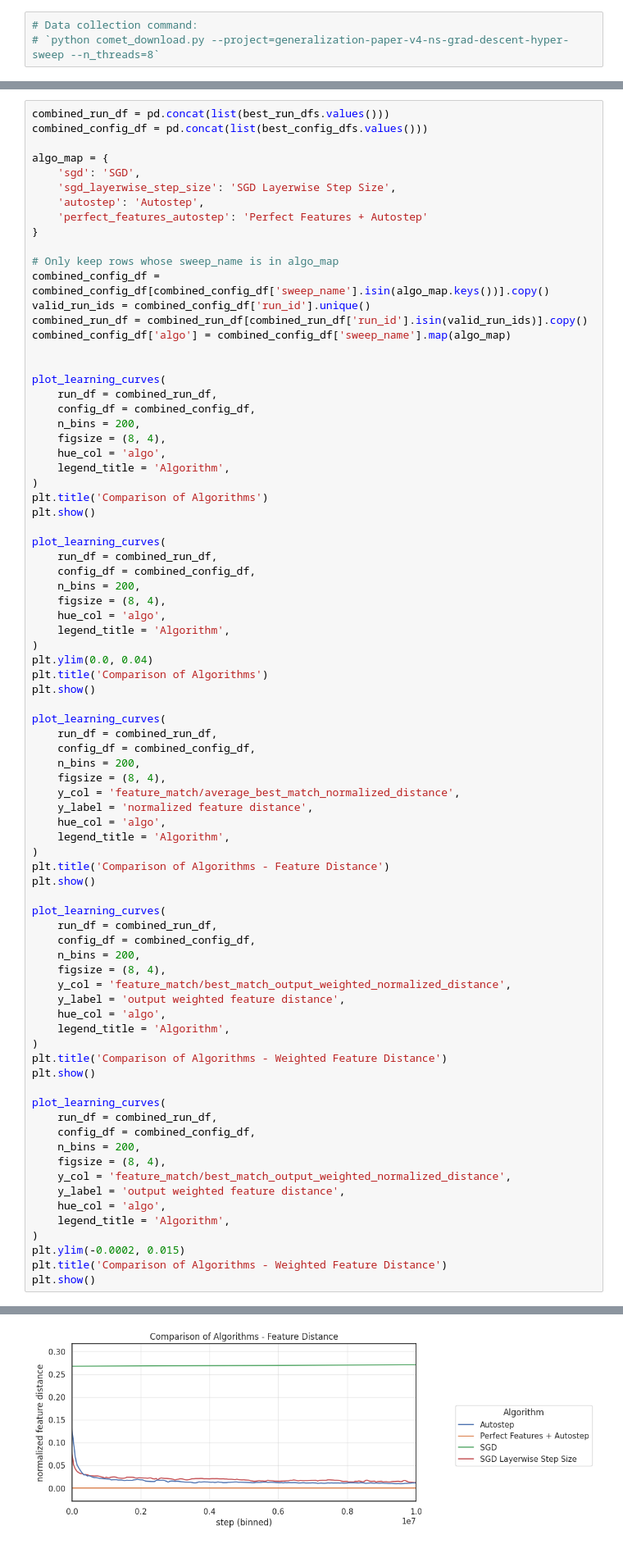
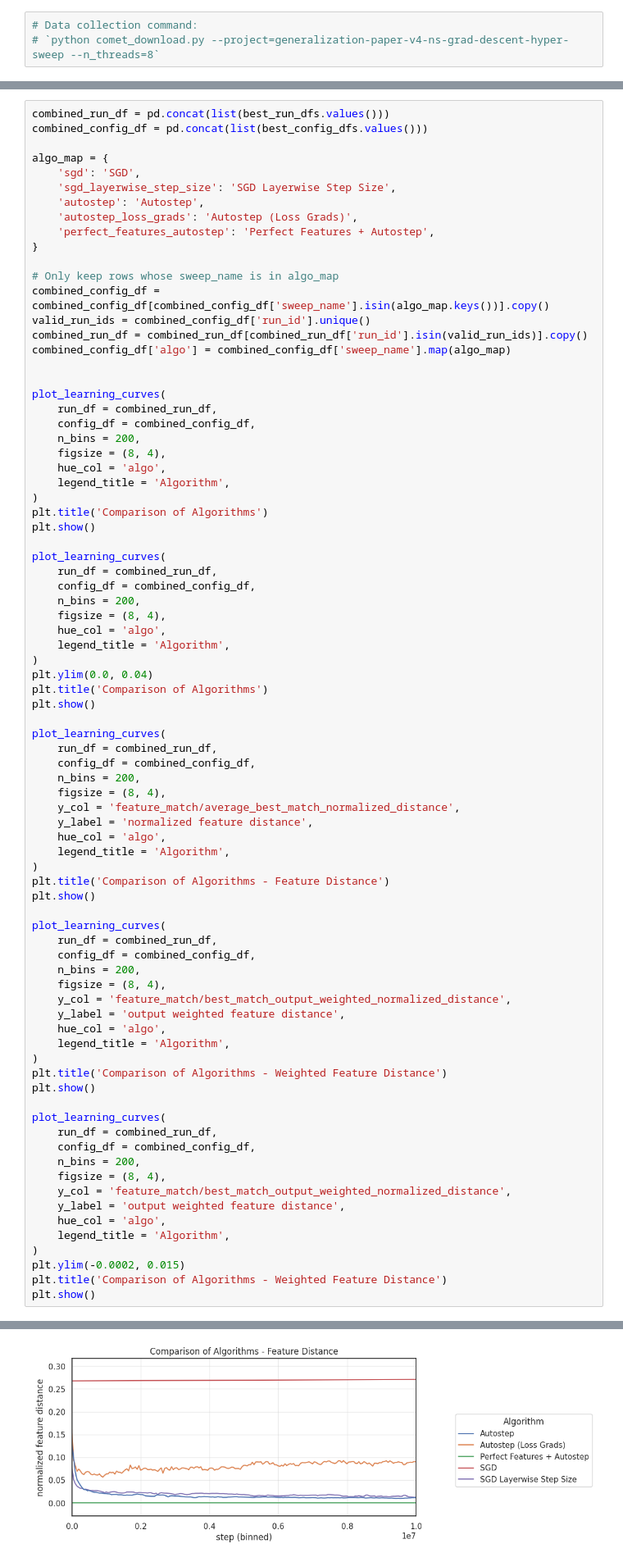
Before and after one commit to ejmejm/phd_research, a Jupyter notebook: phd/feature_search/analysis/paper_v4/ns_grad_descent.ipynb, the cells around one changed output, grey strips where cells are left out. Shown at 82% size. Drawn from its saved outputs; the diff is of its cells as text.

Commit message:
Plotted corred autostep loss grad data

```diff
--- a/phd/feature_search/analysis/paper_v4/ns_grad_descent.ipynb
+++ b/phd/feature_search/analysis/paper_v4/ns_grad_descent.ipynb
@@ -85,7 +86,8 @@ algo_map = {
     'sgd': 'SGD',
     'sgd_layerwise_step_size': 'SGD Layerwise Step Size',
     'autostep': 'Autostep',
-    'perfect_features_autostep': 'Perfect Features + Autostep'
+    'autostep_loss_grads': 'Autostep (Loss Grads)',
+    'perfect_features_autostep': 'Perfect Features + Autostep',
 }
 
 # Only keep rows whose sweep_name is in algo_map
@@ -163 +165 @@ plt.show()
-[figure, old version]
+[figure, new version]
```
Also changed, not shown: parts of 4 cells of this notebook.
